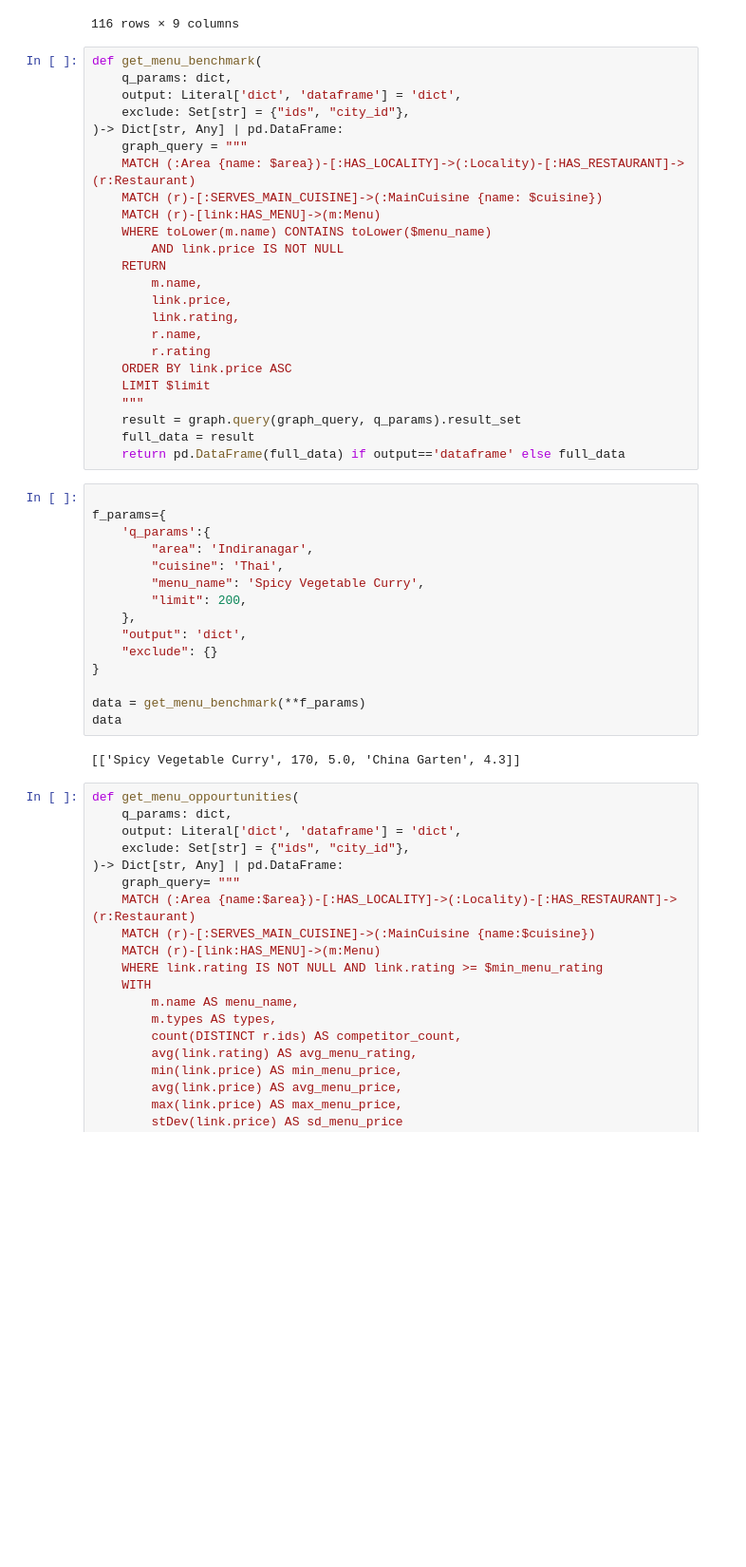
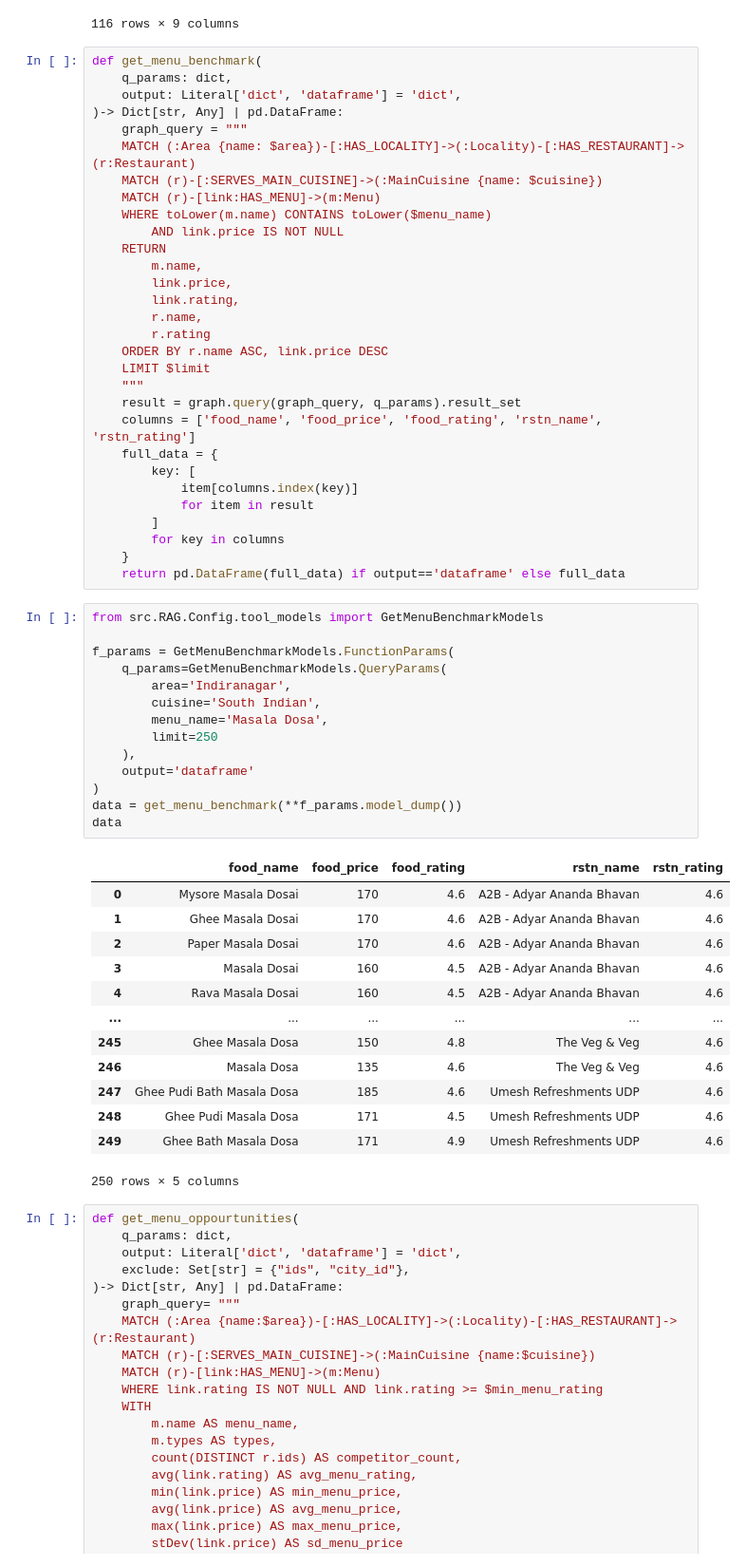
Before and after one commit to vikas-gits-good/Freelance_P-01_Cuisine-Menu-Recommendation-App, a Jupyter notebook: src/RAG/Notebook/test0.ipynb, the cells around one changed output. Shown at 95% size. Saved outputs shown, nothing was run; the diff lists cells and outputs as text; blank space fills up the shorter version.

Commit message:
GRAG- added menu benchmark model

```diff
--- a/src/RAG/Notebook/test0.ipynb
+++ b/src/RAG/Notebook/test0.ipynb
@@ -306,7 +306,6 @@ data
 def get_menu_benchmark(
     q_params: dict,
     output: Literal['dict', 'dataframe'] = 'dict',
-    exclude: Set[str] = {"ids", "city_id"},
 )-> Dict[str, Any] | pd.DataFrame:
     graph_query = """
     MATCH (:Area {name: $area})-[:HAS_LOCALITY]->(:Locality)-[:HAS_RESTAURANT]->(r:Restaurant)
@@ -320,29 +319,47 @@ def get_menu_benchmark(
         link.rating,
         r.name,
         r.rating
-    ORDER BY link.price ASC
+    ORDER BY r.name ASC, link.price DESC
     LIMIT $limit
     """
     result = graph.query(graph_query, q_params).result_set
-    full_data = result
+    columns = ['food_name', 'food_price', 'food_rating', 'rstn_name', 'rstn_rating']
+    full_data = {
+        key: [
+            item[columns.index(key)]
+            for item in result
+        ]
+        for key in columns
+    }
     return pd.DataFrame(full_data) if output=='dataframe' else full_data
 # %%
+from src.RAG.Config.tool_models import GetMenuBenchmarkModels
 
-f_params={
-    'q_params':{
-        "area": 'Indiranagar',
-        "cuisine": 'Thai',
-        "menu_name": 'Spicy Vegetable Curry',
-        "limit": 200,
-    },
-    "output": 'dict',
-    "exclude": {}
-}
-
-data = get_menu_benchmark(**f_params)
+f_params = GetMenuBenchmarkModels.FunctionParams(
+    q_params=GetMenuBenchmarkModels.QueryParams(
+        area='Indiranagar',
+        cuisine='South Indian',
+        menu_name='Masala Dosa',
+        limit=250
+    ),
+    output='dataframe'
+)
+data = get_menu_benchmark(**f_params.model_dump())
 data
 # %% [output]
+|  | food_name | food_price | food_rating | rstn_name | rstn_rating |
+| 0 | Mysore Masala Dosai | 170 | 4.6 | A2B - Adyar Ananda Bhavan | 4.6 |
+| 1 | Ghee Masala Dosai | 170 | 4.6 | A2B - Adyar Ananda Bhavan | 4.6 |
+| 2 | Paper Masala Dosai | 170 | 4.6 | A2B - Adyar Ananda Bhavan | 4.6 |
+| 3 | Masala Dosai | 160 | 4.5 | A2B - Adyar Ananda Bhavan | 4.6 |
+| 4 | Rava Masala Dosai | 160 | 4.5 | A2B - Adyar Ananda Bhavan | 4.6 |
+| ... | ... | ... | ... | ... | ... |
+| 245 | Ghee Masala Dosa | 150 | 4.8 | The Veg & Veg | 4.6 |
+| 246 | Masala Dosa | 135 | 4.6 | The Veg & Veg | 4.6 |
+| 247 | Ghee Pudi Bath Masala Dosa | 185 | 4.6 | Umesh Refreshments UDP | 4.6 |
+| 248 | Ghee Pudi Masala Dosa | 171 | 4.5 | Umesh Refreshments UDP | 4.6 |
+| 249 | Ghee Bath Masala Dosa | 171 | 4.9 | Umesh Refreshments UDP | 4.6 |
-[['Spicy Vegetable Curry', 170, 5.0, 'China Garten', 4.3]]
+250 rows × 5 columns
 # %%
 def get_menu_oppourtunities(
     q_params: dict,
```
Also changed, not shown: parts of 4 cells of this notebook, 1 other file.
